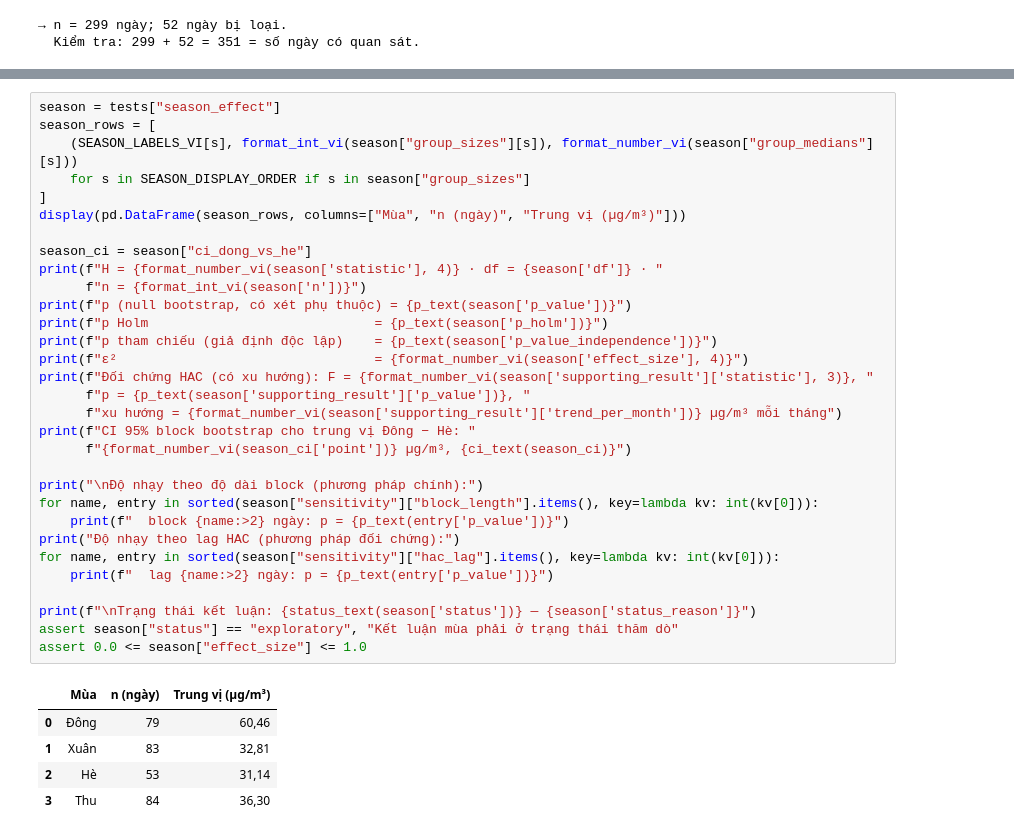
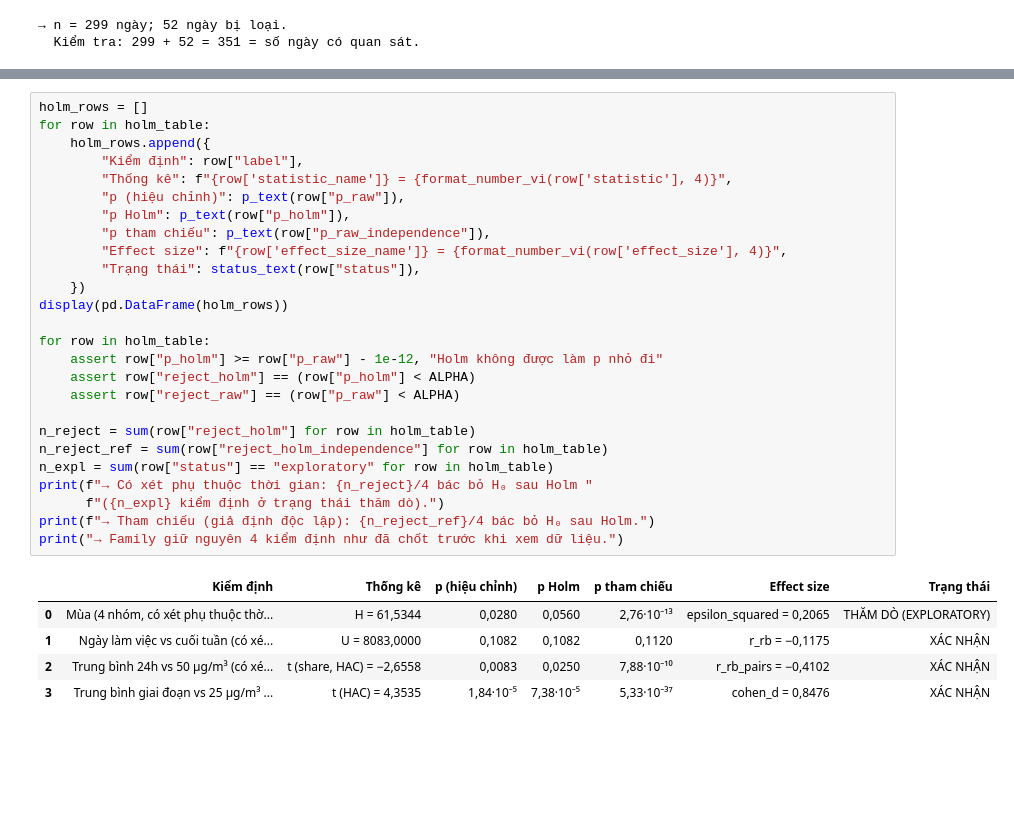
Before and after one commit to doctor-cato/air-pollution-analysis, a Jupyter notebook: notebooks/05_statistical_inference.ipynb, the cells around one changed output, grey strips where cells are left out. Drawn from its saved outputs; the diff is of its cells as text; blank space fills up the shorter version.

```diff
--- a/notebooks/05_statistical_inference.ipynb
+++ b/notebooks/05_statistical_inference.ipynb
@@ -556,37 +574,32 @@ không thể lệch nhau.
 # %%
-season = tests["season_effect"]
-season_rows = [
-    (SEASON_LABELS_VI[s], format_int_vi(season["group_sizes"][s]), format_number_vi(season["group_medians"][s]))
-    for s in SEASON_DISPLAY_ORDER if s in season["group_sizes"]
-]
-display(pd.DataFrame(season_rows, columns=["Mùa", "n (ngày)", "Trung vị (µg/m³)"]))
+holm_rows = []
+for row in holm_table:
+    holm_rows.append({
+        "Kiểm định": row["label"],
+        "Thống kê": f"{row['statistic_name']} = {format_number_vi(row['statistic'], 4)}",
+        "p (hiệu chỉnh)": p_text(row["p_raw"]),
+        "p Holm": p_text(row["p_holm"]),
+        "p tham chiếu": p_text(row["p_raw_independence"]),
+        "Effect size": f"{row['effect_size_name']} = {format_number_vi(row['effect_size'], 4)}",
+        "Trạng thái": status_text(row["status"]),
+    })
+display(pd.DataFrame(holm_rows))
 
-season_ci = season["ci_dong_vs_he"]
-print(f"H = {format_number_vi(season['statistic'], 4)} · df = {season['df']} · "
-      f"n = {format_int_vi(season['n'])}")
-print(f"p (null bootstrap, có xét phụ thuộc) = {p_text(season['p_value'])}")
-print(f"p Holm                             = {p_text(season['p_holm'])}")
-print(f"p tham chiếu (giả định độc lập)    = {p_text(season['p_value_independence'])}")
-print(f"ε²                                 = {format_number_vi(season['effect_size'], 4)}")
-print(f"Đối chứng HAC (có xu hướng): F = {format_number_vi(season['supporting_result']['statistic'], 3)}, "
-      f"p = {p_text(season['supporting_result']['p_value'])}, "
-      f"xu hướng = {format_number_vi(season['supporting_result']['trend_per_month'])} µg/m³ mỗi tháng")
-print(f"CI 95% block bootstrap cho trung vị Đông − Hè: "
-      f"{format_number_vi(season_ci['point'])} µg/m³, {ci_text(season_ci)}")
+for row in holm_table:
+    assert row["p_holm"] >= row["p_raw"] - 1e-12, "Holm không được làm p nhỏ đi"
+    assert row["reject_holm"] == (row["p_holm"] < ALPHA)
+    assert row["reject_raw"] == (row["p_raw"] < ALPHA)
 
-print("\nĐộ nhạy theo độ dài block (phương pháp chính):")
-for name, entry in sorted(season["sensitivity"]["block_length"].items(), key=lambda kv: int(kv[0])):
-    print(f"  block {name:>2} ngày: p = {p_text(entry['p_value'])}")
-print("Độ nhạy theo lag HAC (phương pháp đối chứng):")
-for name, entry in sorted(season["sensitivity"]["hac_lag"].items(), key=lambda kv: int(kv[0])):
-    print(f"  lag {name:>2} ngày: p = {p_text(entry['p_value'])}")
-
-print(f"\nTrạng thái kết luận: {status_text(season['status'])} — {season['status_reason']}")
-assert season["status"] == "exploratory", "Kết luận mùa phải ở trạng thái thăm dò"
-assert 0.0 <= season["effect_size"] <= 1.0
+n_reject = sum(row["reject_holm"] for row in holm_table)
+n_reject_ref = sum(row["reject_holm_independence"] for row in holm_table)
+n_expl = sum(row["status"] == "exploratory" for row in holm_table)
+print(f"→ Có xét phụ thuộc thời gian: {n_reject}/4 bác bỏ H₀ sau Holm "
+      f"({n_expl} kiểm định ở trạng thái thăm dò).")
+print(f"→ Tham chiếu (giả định độc lập): {n_reject_ref}/4 bác bỏ H₀ sau Holm.")
+print("→ Family giữ nguyên 4 kiểm định như đã chốt trước khi xem dữ liệu.")
 # %% [output]
-|  | Mùa | n (ngày) | Trung vị (µg/m³) |
-| 0 | Đông | 79 | 60,46 |
-| 1 | Xuân | 83 | 32,81 |
-| 2 | Hè | 53 | 31,14 |
-| 3 | Thu | 84 | 36,30 |
+|  | Kiểm định | Thống kê | p (hiệu chỉnh) | p Holm | p tham chiếu | Effect size | Trạng thái |
+| 0 | Mùa (4 nhóm, có xét phụ thuộc thờ... | H = 61,5344 | 0,0280 | 0,0560 | 2,76·10⁻¹³ | epsilon_squared = 0,2065 | THĂM DÒ (EXPLORATORY) |
+| 1 | Ngày làm việc vs cuối tuần (có xé... | U = 8083,0000 | 0,1082 | 0,1082 | 0,1120 | r_rb = −0,1175 | XÁC NHẬN |
+| 2 | Trung bình 24h vs 50 µg/m³ (có xé... | t (share, HAC) = −2,6558 | 0,0083 | 0,0250 | 7,88·10⁻¹⁰ | r_rb_pairs = −0,4102 | XÁC NHẬN |
+| 3 | Trung bình giai đoạn vs 25 µg/m³ ... | t (HAC) = 4,3535 | 1,84·10⁻⁵ | 7,38·10⁻⁵ | 5,33·10⁻³⁷ | cohen_d = 0,8476 | XÁC NHẬN |
```
Also changed, not shown: parts of 52 cells of this notebook, 10 other files.
